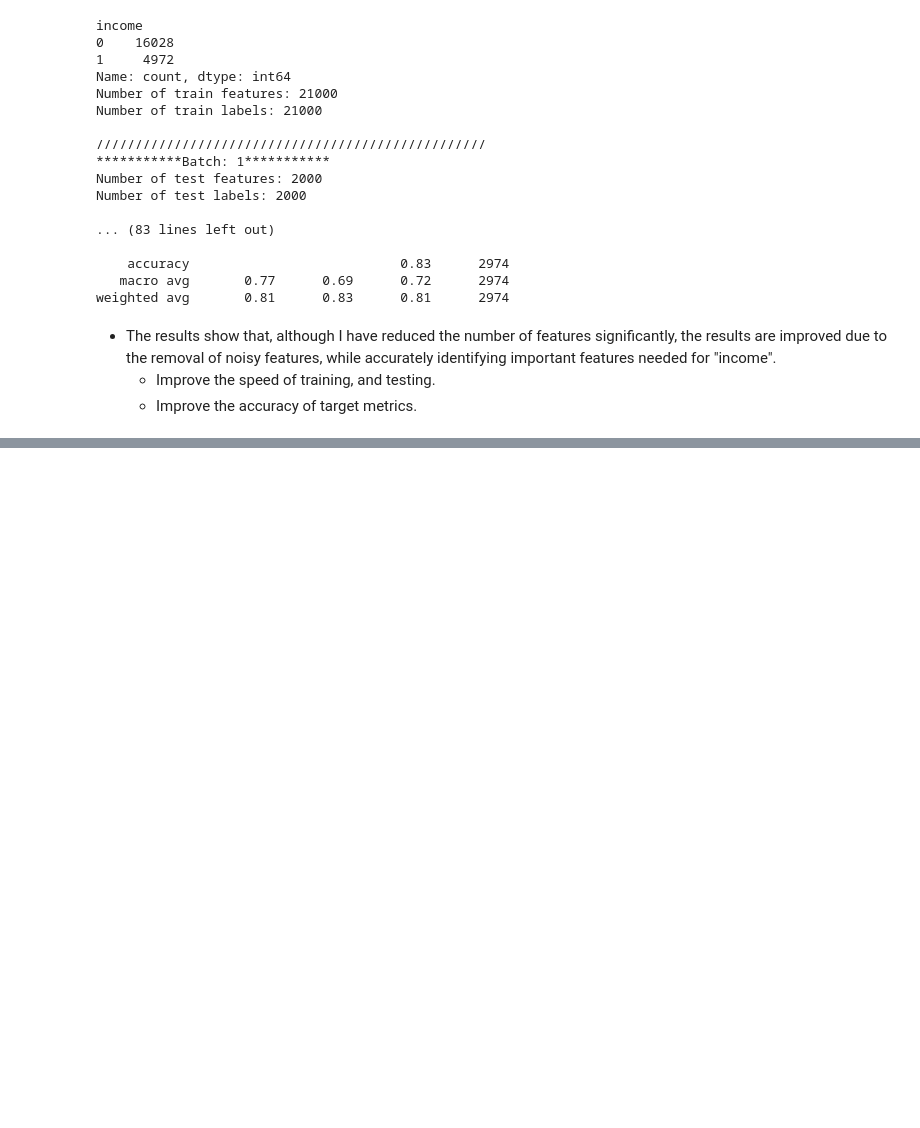
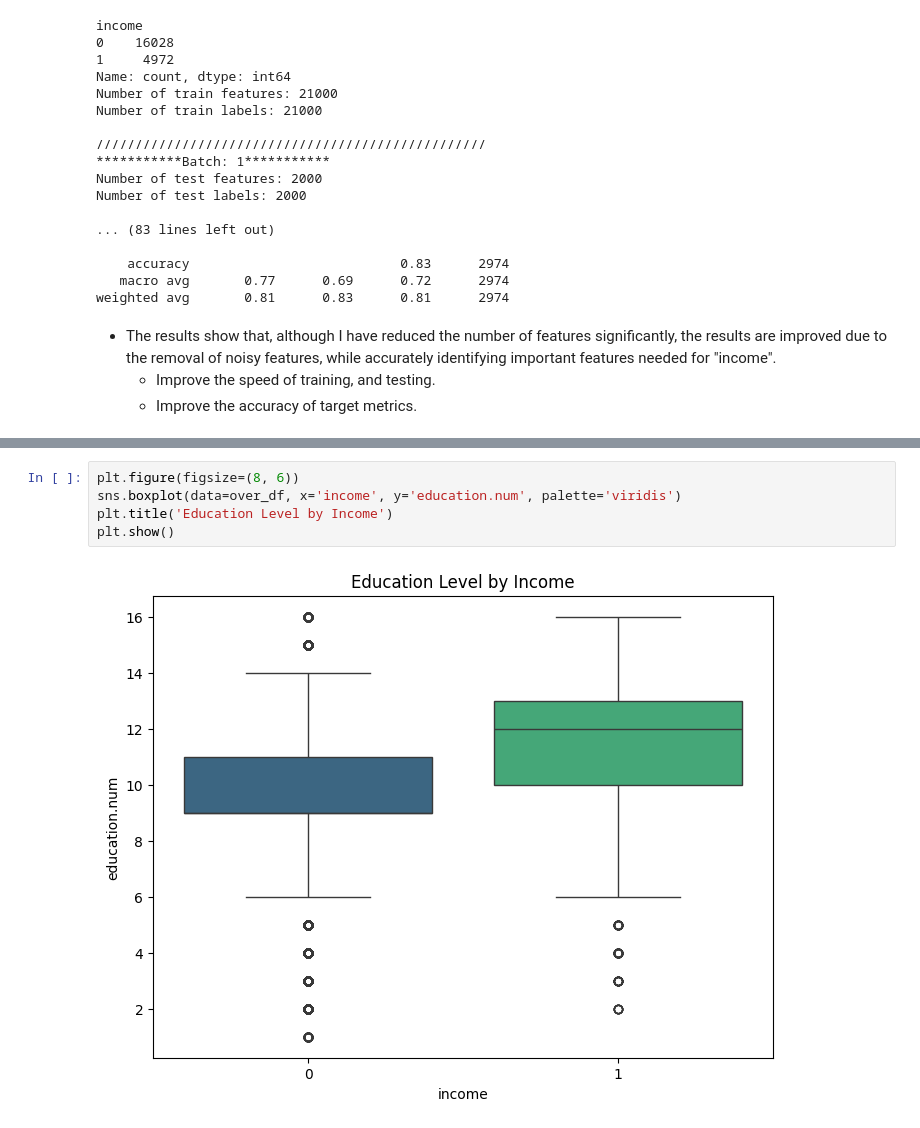
Before and after one commit to Hoanha2101/DataMining, a Jupyter notebook: data_mining.ipynb, the cells around one changed output, grey strips where cells are left out. Saved outputs shown, nothing was run; the diff lists cells and outputs as text; blank space fills up the shorter version.

```diff
--- a/data_mining.ipynb
+++ b/data_mining.ipynb
@@ -1092,0 +1122,7 @@ weighted avg       0.81      0.83      0.81      2974
+# %%
+plt.figure(figsize=(8, 6))
+sns.boxplot(data=over_df, x='income', y='education.num', palette='viridis')
+plt.title('Education Level by Income')
+plt.show()
+# %% [output]
+[figure, added]
```
Also changed, not shown: parts of 17 cells of this notebook, 1 other file.
